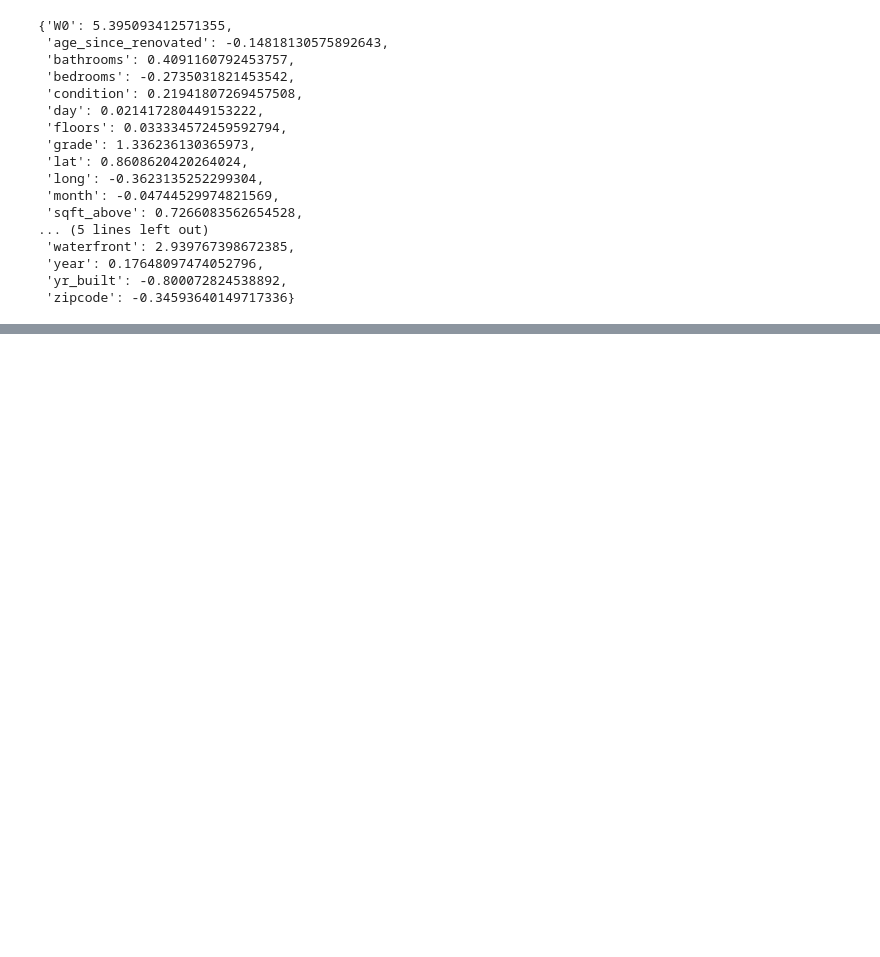
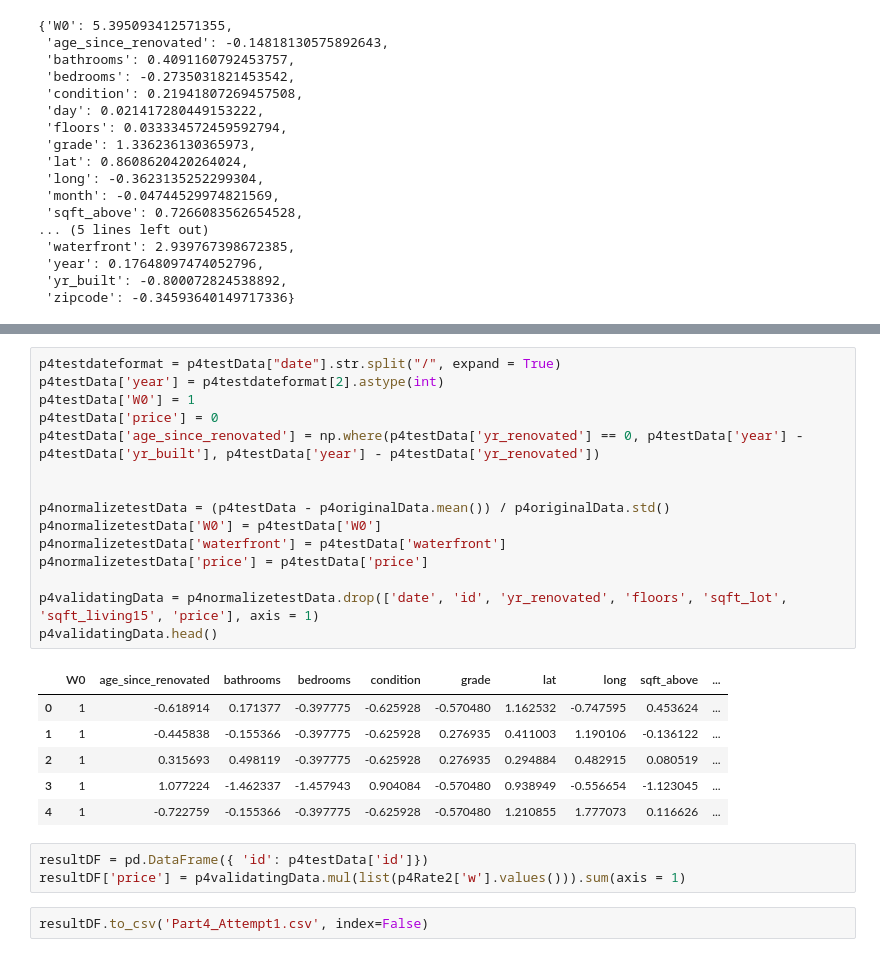
Before and after one commit to KingstonRainsworthCS/AI-534, a Jupyter notebook: IA1/IA1.ipynb, the cells around one changed output, grey strips where cells are left out. Drawn from its saved outputs; the diff is of its cells as text; blank space fills up the shorter version.

```diff
--- a/IA1/IA1.ipynb
+++ b/IA1/IA1.ipynb
@@ -220,0 +253,27 @@ leanRate1['w']
+# %%
+p4testdateformat = p4testData["date"].str.split("/", expand = True)
+p4testData['year'] = p4testdateformat[2].astype(int)
+p4testData['W0'] = 1
+p4testData['price'] = 0
+p4testData['age_since_renovated'] = np.where(p4testData['yr_renovated'] == 0, p4testData['year'] - p4testData['yr_built'], p4testData['year'] - p4testData['yr_renovated'])
+
+
+p4normalizetestData = (p4testData - p4originalData.mean()) / p4originalData.std()
+p4normalizetestData['W0'] = p4testData['W0']
+p4normalizetestData['waterfront'] = p4testData['waterfront']
+p4normalizetestData['price'] = p4testData['price']
+
+p4validatingData = p4normalizetestData.drop(['date', 'id', 'yr_renovated', 'floors', 'sqft_lot', 'sqft_living15', 'price'], axis = 1)
+p4validatingData.head()
+# %% [output]
+|  | W0 | age_since_renovated | bathrooms | bedrooms | condition | grade | lat | long | sqft_above | ... |
+| 0 | 1 | -0.618914 | 0.171377 | -0.397775 | -0.625928 | -0.570480 | 1.162532 | -0.747595 | 0.453624 | ... |
+| 1 | 1 | -0.445838 | -0.155366 | -0.397775 | -0.625928 | 0.276935 | 0.411003 | 1.190106 | -0.136122 | ... |
+| 2 | 1 | 0.315693 | 0.498119 | -0.397775 | -0.625928 | 0.276935 | 0.294884 | 0.482915 | 0.080519 | ... |
+| 3 | 1 | 1.077224 | -1.462337 | -1.457943 | 0.904084 | -0.570480 | 0.938949 | -0.556654 | -1.123045 | ... |
+| 4 | 1 | -0.722759 | -0.155366 | -0.397775 | -0.625928 | -0.570480 | 1.210855 | 1.777073 | 0.116626 | ... |
+# %%
+resultDF = pd.DataFrame({ 'id': p4testData['id']})
+resultDF['price'] = p4validatingData.mul(list(p4Rate2['w'].values())).sum(axis = 1)
+# %%
+resultDF.to_csv('Part4_Attempt1.csv', index=False)
```
Also changed, not shown: parts of 15 cells of this notebook, 9 other files.
